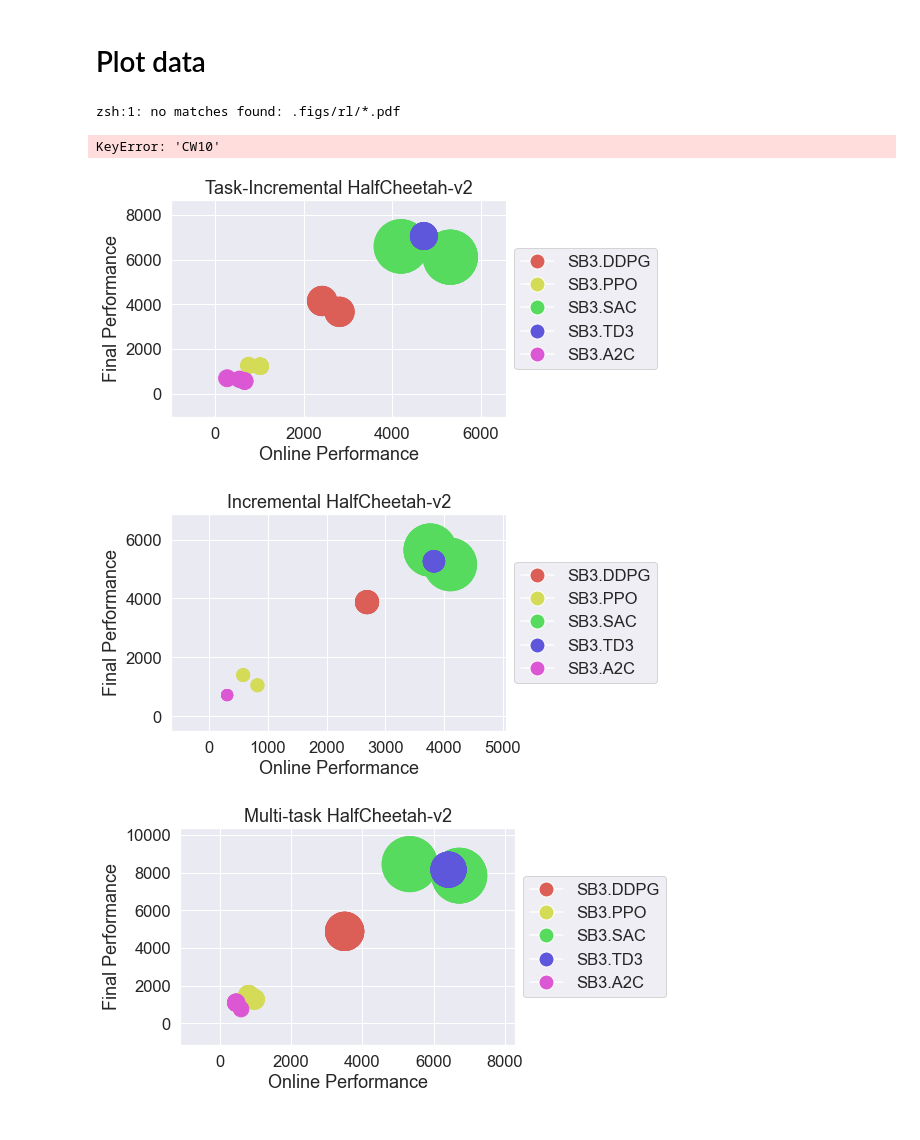
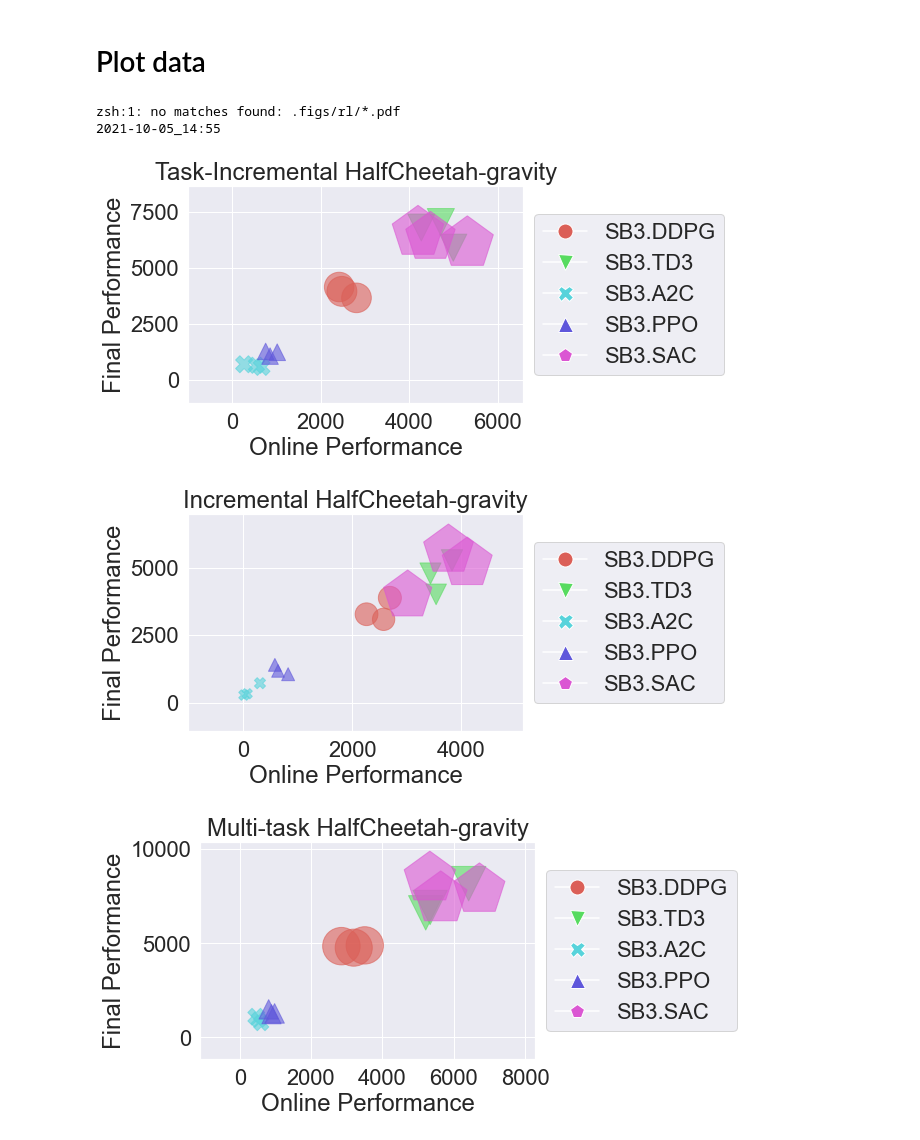
Before and after one commit to lebrice/Sequoia, a Jupyter notebook: sequoia_results/rl_results.ipynb, the cells around one changed output. Cells and saved outputs as stored; diff of their text form; code cells hidden in the pictures.

```diff
--- a/sequoia_results/rl_results.ipynb
+++ b/sequoia_results/rl_results.ipynb
@@ -131,9 +162,9 @@ data[SETTING] = settings
 datasets = data[DATASET].values
 for i, dataset in enumerate(datasets):
     if dataset == "ContinualHalfCheetah-v2":
-        datasets[i] = "HalfCheetah-v2"
+        datasets[i] = "HalfCheetah-gravity"
     if dataset == "MetaMonsterKong-v0":
-        datasets[i] = "MonsterKong-v0"
+        datasets[i] = "MonsterKong"
 data[DATASET] = datasets
 # %% [markdown]
 # Plot data
@@ -143,22 +174,25 @@ from matplotlib.lines import Line2D # import necessary for the legend
 
 import seaborn as sns
 sns.set_theme(style="darkgrid")
-sns.set(font_scale=1.5)  # crazy big
+sns.set(font_scale=2)  # crazy big
 
 pylab.close('all') # close all open figures
 
 settings = data[SETTING].unique() # get list of all possible settings datasets and methods
-datasets = data[DATASET].unique()
 methods = list(set(data[METHOD]))
 methods.remove('EWC') # not interesting
 methods.remove('BaseMethod') # not interesting
+datasets = list(set(data[DATASET]))
+datasets.remove('CW10'); datasets.remove('CW20'); datasets.remove('MT10'); datasets.remove('CartPole-v0')
 
 colors = sns.color_palette('hls', len(methods)) # assign a color to each method
 
 # data[RUNTIME] /= data[RUNTIME].std() # standarize bubble size
-bubble_size_mul = {'HalfCheetah-v2':1000, 'MountainCarContinuous-v0':1000, 'MonsterKong-v0':500}
+bubble_size_mul = {'HalfCheetah-gravity':1000, 'MountainCarContinuous-v0':1000, 'MonsterKong':500}
 
 time = datetime.datetime.now().strftime("%Y-%m-%d_%H:%M") # get current timestamp to save files
+
+markers = ['o', 'd','v', 'X','^', 'p','<', 's', '>','D'] # assign a marker to each method
 
 # loop over settings and datasets, each one is a plot
 for dataset in datasets:
@@ -166,50 +200,49 @@ for dataset in datasets:
         d = data[(data[SETTING] == setting) & (data[DATASET] == dataset)] # filter by settings and dataset
 
         # pareto filtering
-        d = pareto_filtering(d, methods)
+        d = pareto_filtering(d, methods, N=3, max_run=4)
 
         # obtain values to plot
         x = d[ONLINE_PERF].values
         y = d[FINAL_PERF].values
-#         slope = (max_bubble_size - min_bubble_size) / (d[RUNTIME].max() - d[RUNTIME].min())
-#         interp = max_bubble_size - slope
-#         z = slope * d[RUNTIME].values + interp
-
         z = d[RUNTIME].values / d[RUNTIME].std() # - np.mean(d[RUNTIME].values)
 
         # manually remove cartpole and plots with less than 2 bubbles
         if len(x[x==x]) < 2 and len(y[y==y]) < 2 or 'CartPole' in data['dataset']:
             continue
 
         fig, ax = pylab.subplots() # create axis
         z = z * bubble_size_mul[dataset] # make the bubbles bigger
         m = [methods.index(_m) for _m in d[METHOD].values] # map method string to integer id
         c = [colors[_m] for _m in m] # use the integer id to get the corresponding color
+        _markers = [markers[_m] for _m in m] # use the integer id to get the corresponding marker
 
-        ax.scatter(x, y, z, c, alpha=1) # plot
+#         ax.scatter(x, y, z, c, m=_markers, alpha=0.6) # plot
+        mscatter(x, y, z, c=c, alpha=0.6, m=_markers) # plot using func w/ markers
 
-        # make legend and format axis
-        legend_elements = [
-             Line2D([0], [0], marker='o', color='w', label=_m,
-                          markerfacecolor=colors[methods.index(_m)], markersize=15, alpha=1) for _m in set(d['method'].values)
+        ## make legend and format axis
+        legend_elements = [Line2D([0], [0], color='w', label=_m,
+                           marker=markers[methods.index(_m)],
+                           markerfacecolor=colors[methods.index(_m)],
+                           markersize=15, alpha=1) for _m in set(d[METHOD].values)
         ]
         xoffset = np.abs(x.max() - x.min()) * 0.25
         yoffset = np.abs(y.max() - y.min()) * 0.25
 
         pylab.xlim([x.min() - xoffset, x.max() + xoffset])
         pylab.ylim([y.min() - yoffset, y.max() + yoffset])
 #         ax.legend(handles=legend_elements, loc='lower right')
         pylab.xlabel("Online Performance")
         pylab.ylabel("Final Performance")
         pylab.title(f'{setting} {dataset}')
         pylab.savefig(f"{FIGS_FOLDER}/setting={setting}_dataset={dataset}.pdf", bbox_inches="tight")
         ax.legend(handles=legend_elements, loc='center left', bbox_to_anchor=(1, 0.5))
         pylab.savefig(f"{FIGS_FOLDER}/setting={setting}_dataset={dataset}_legend.pdf", bbox_inches="tight")
 
 print(time)
 # %% [output]
 zsh:1: no matches found: .figs/rl/*.pdf
+2021-10-05_14:55
-KeyError: 'CW10'
-[figure, old version]
+[figure, new version]
-[figure, old version]
+[figure, new version]
-[figure, old version]
+[figure, new version]
```
Also changed, not shown: parts of 3 cells of this notebook, 31 other files.
